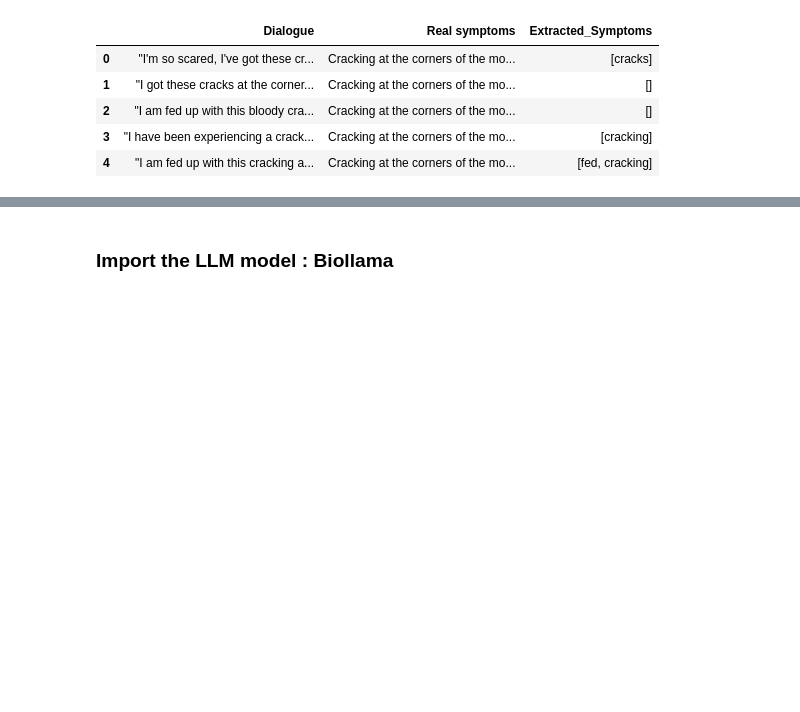
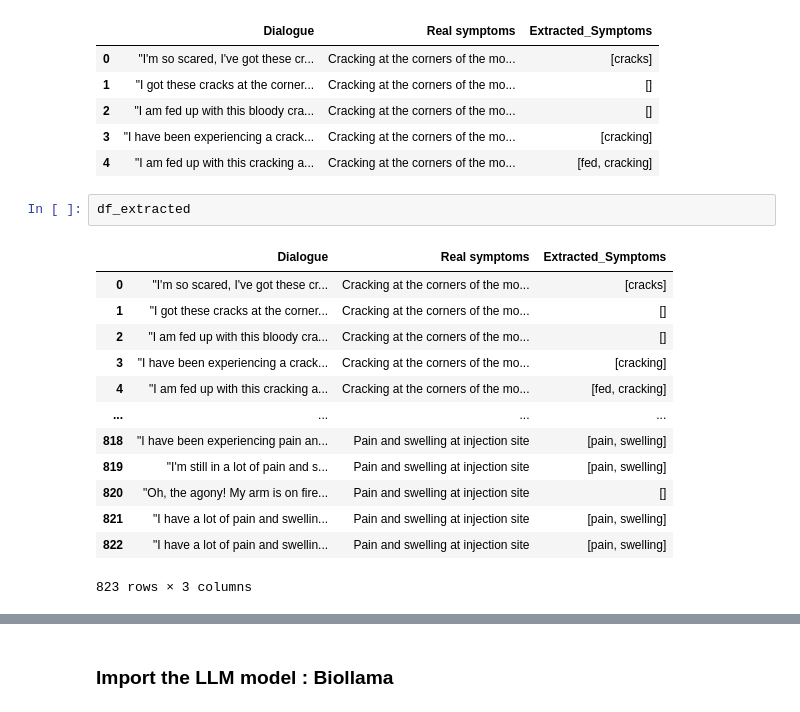
Before and after one commit to ayalaajil/MDS_Project_Mima, a Jupyter notebook: clean_code/notebook.ipynb, the cells around one changed output, grey strips where cells are left out. Drawn from its saved outputs; the diff is of its cells as text; blank space fills up the shorter version.

```diff
--- a/clean_code/notebook.ipynb
+++ b/clean_code/notebook.ipynb
@@ -42,6 +45,22 @@ You seem to be using the pipelines sequentially on GPU. In order to maximize eff
 | 2 | "I am fed up with this bloody cra... | Cracking at the corners of the mo... | [] |
 | 3 | "I have been experiencing a crack... | Cracking at the corners of the mo... | [cracking] |
 | 4 | "I am fed up with this cracking a... | Cracking at the corners of the mo... | [fed, cracking] |
+# %%
+df_extracted
+# %% [output]
+|  | Dialogue | Real symptoms | Extracted_Symptoms |
+| 0 | "I'm so scared, I've got these cr... | Cracking at the corners of the mo... | [cracks] |
+| 1 | "I got these cracks at the corner... | Cracking at the corners of the mo... | [] |
+| 2 | "I am fed up with this bloody cra... | Cracking at the corners of the mo... | [] |
+| 3 | "I have been experiencing a crack... | Cracking at the corners of the mo... | [cracking] |
+| 4 | "I am fed up with this cracking a... | Cracking at the corners of the mo... | [fed, cracking] |
+| ... | ... | ... | ... |
+| 818 | "I have been experiencing pain an... | Pain and swelling at injection site | [pain, swelling] |
+| 819 | "I'm still in a lot of pain and s... | Pain and swelling at injection site | [pain, swelling] |
+| 820 | "Oh, the agony! My arm is on fire... | Pain and swelling at injection site | [] |
+| 821 | "I have a lot of pain and swellin... | Pain and swelling at injection site | [pain, swelling] |
+| 822 | "I have a lot of pain and swellin... | Pain and swelling at injection site | [pain, swelling] |
+823 rows × 3 columns
 # %%
 nothing_extracted = [1 for i in range(len(df_extracted['Extracted_Symptoms'])) if df_extracted['Extracted_Symptoms'][i]==[]]
 len(nothing_extracted)
```
Also changed, not shown: parts of 34 cells of this notebook, 7 other files.
